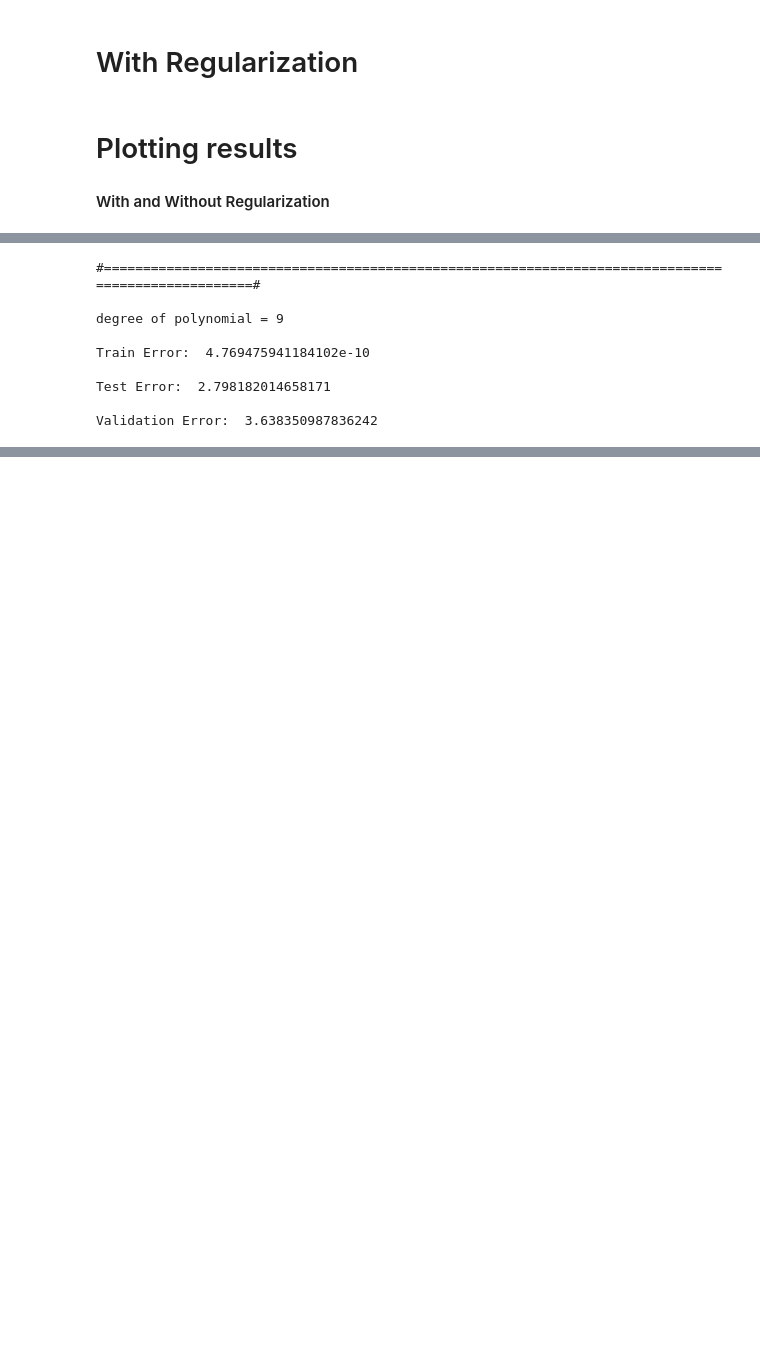
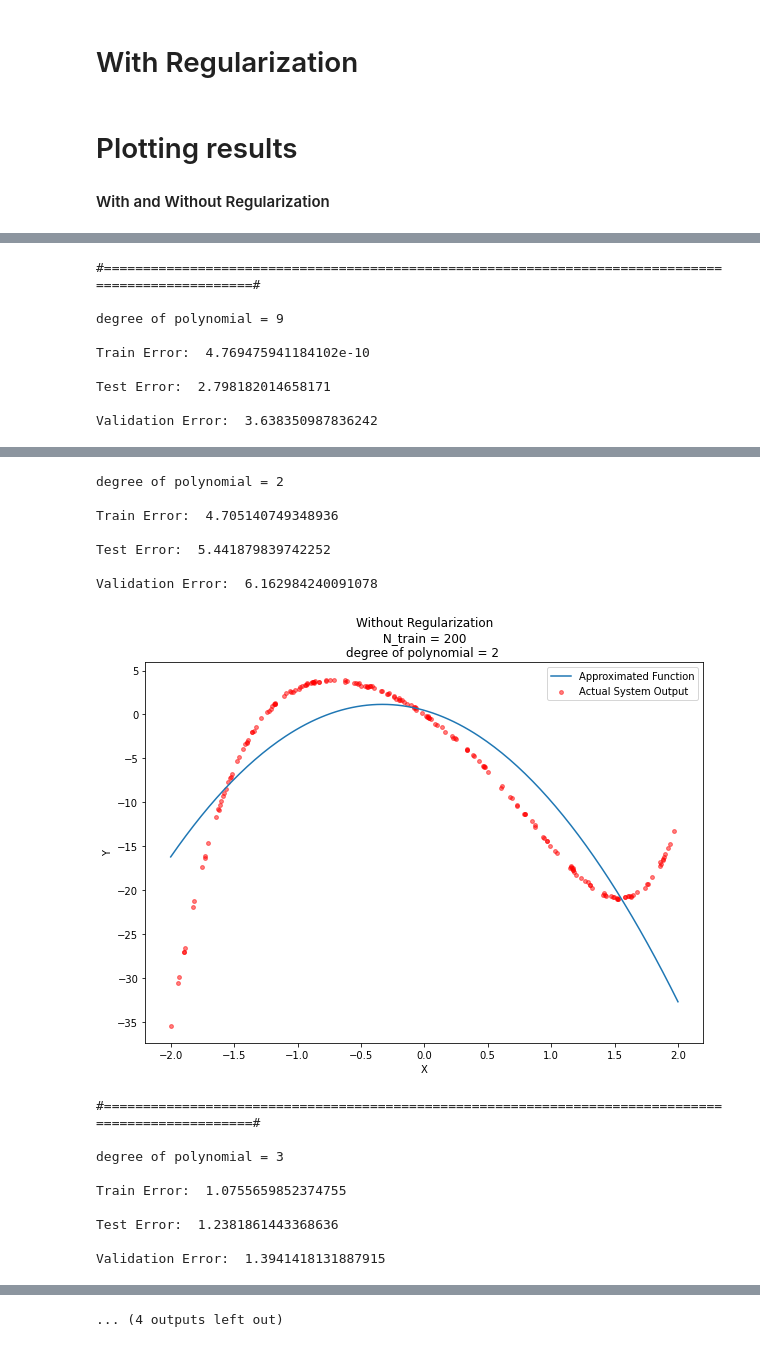
Before and after one commit to vamsimalineni96/CS5691_PRML_Assignments, a Jupyter notebook: Regression.ipynb, the cells around one changed output, grey strips where cells are left out. Cells and saved outputs as stored; diff of their text form; code cells hidden in the pictures; blank space fills up the shorter version.

Commit message:
Plotting for different number of training points and regularization constant

```diff
--- a/Regression.ipynb
+++ b/Regression.ipynb
@@ -20,8 +20,11 @@ N_validate = int(0.2*len(X))                #No. of validating data from X
 X_validate = X[N_test:(N_test+N_validate)]  #Validation Dataset
 X_test = X[0:(N_test)]                      #Test Dataset
 
+Y_validate = Y[N_test:(N_test+N_validate)]  #Validation Dataset
+Y_test = Y[0:(N_test)]                      #Test Dataset
+
 # Finding the number of monomials for curve fitting task
-D = math.factorial(M + d)//((math.factorial(M))*(math.factorial(d)))
+#D = math.factorial(M + d)//((math.factorial(M))*(math.factorial(d)))
 # %%
 # Function for calculating Basis function phi
 def generate_phi(X,N,D):
@@ -208,20 +211,22 @@ def with_regularization( x , y , n, K , d , M , lamda ):
 # %%
 d=1
 
-N_train = 10                                #No. of training examples
-K = N_total//N_train                        #K number of sets for K-fold cross validation
+N_train = [10,200]                          # No. of training examples
+
 
 x=[X,X_test,X_validate]
 y=[Y,Y_test,Y_validate]
-n=[N_train,N_test,N_validate]
 
 M=[2,3,6,9]
 
-for m in M:
-  print("\n")
-  if(m!=2):
-    print("#===================================================================================================#\n")
-  without_regularization(x,y,n,K,d,m)
+for n_train in N_train:
+  for m in M:
+    K = N_total//n_train                    # K number of sets for K-fold cross validation
+    n=[n_train,N_test,N_validate]
+    print("\n")
+    if(m!=2):
+      print("#===================================================================================================#\n")
+    without_regularization(x,y,n,K,d,m)
 # %% [output]
 degree of polynomial = 2
 
@@ -234,30 +239,47 @@ Validation Error:  10.582939602866057
 #===================================================================================================#
 
 degree of polynomial = 3
 
 Train Error:  0.05829943742033244
 
 Test Error:  3.913616118044788
 
 Validation Error:  4.291786928093602
 [figure]
 #===================================================================================================#
 
 degree of polynomial = 6
 
 Train Error:  0.0050290985417895916
 
 Test Error:  1.1671398900946655
 
 Validation Error:  1.044484089336306
 [figure]
 #===================================================================================================#
 
 degree of polynomial = 9
 
 Train Error:  4.769475941184102e-10
 
 Test Error:  2.798182014658171
 
 Validation Error:  3.638350987836242
 [figure]
+degree of polynomial = 2
+
+Train Error:  4.705140749348936
+
+Test Error:  5.441879839742252
+
+Validation Error:  6.162984240091078
+[figure, added]
+#===================================================================================================#
+
+degree of polynomial = 3
+
+Train Error:  1.0755659852374755
+
+Test Error:  1.2381861443368636
+
+Validation Error:  1.3941418131887915
@@ -264,3 +287,4 @@ Validation Error:  3.638350987836242
+... (4 outputs left out)
 # %%
 d=1                                         # Univariate data
 
```
Also changed, not shown: parts of 3 cells of this notebook.
